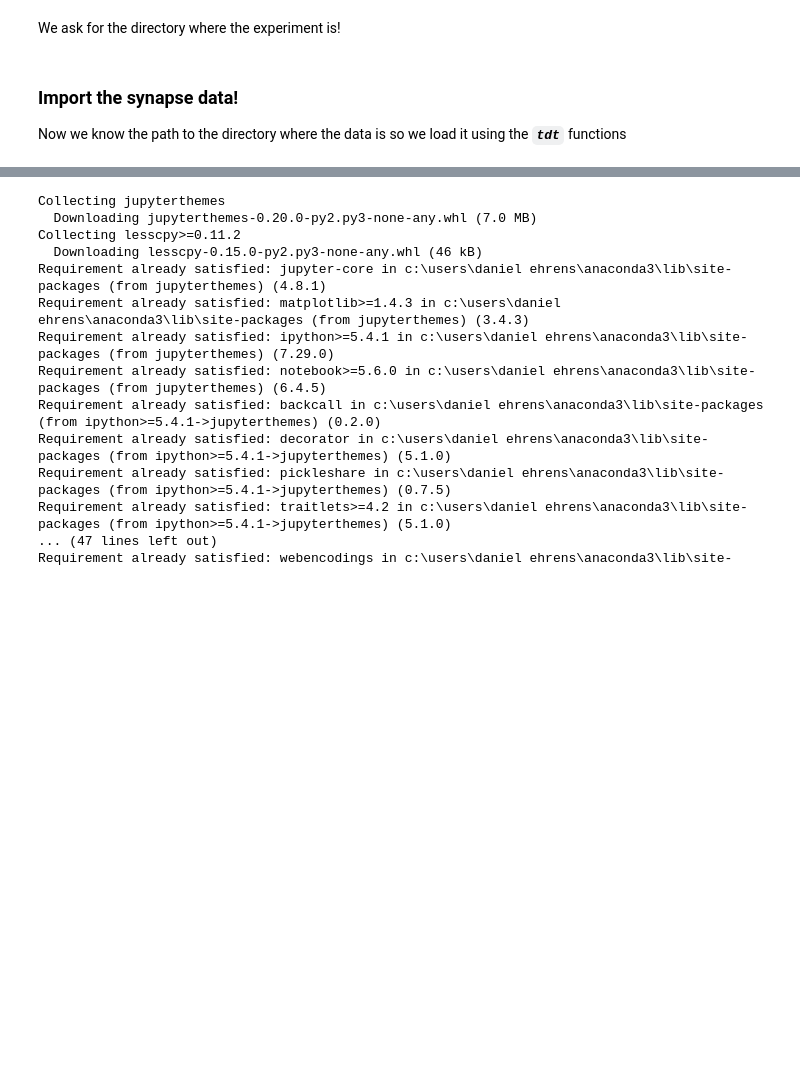
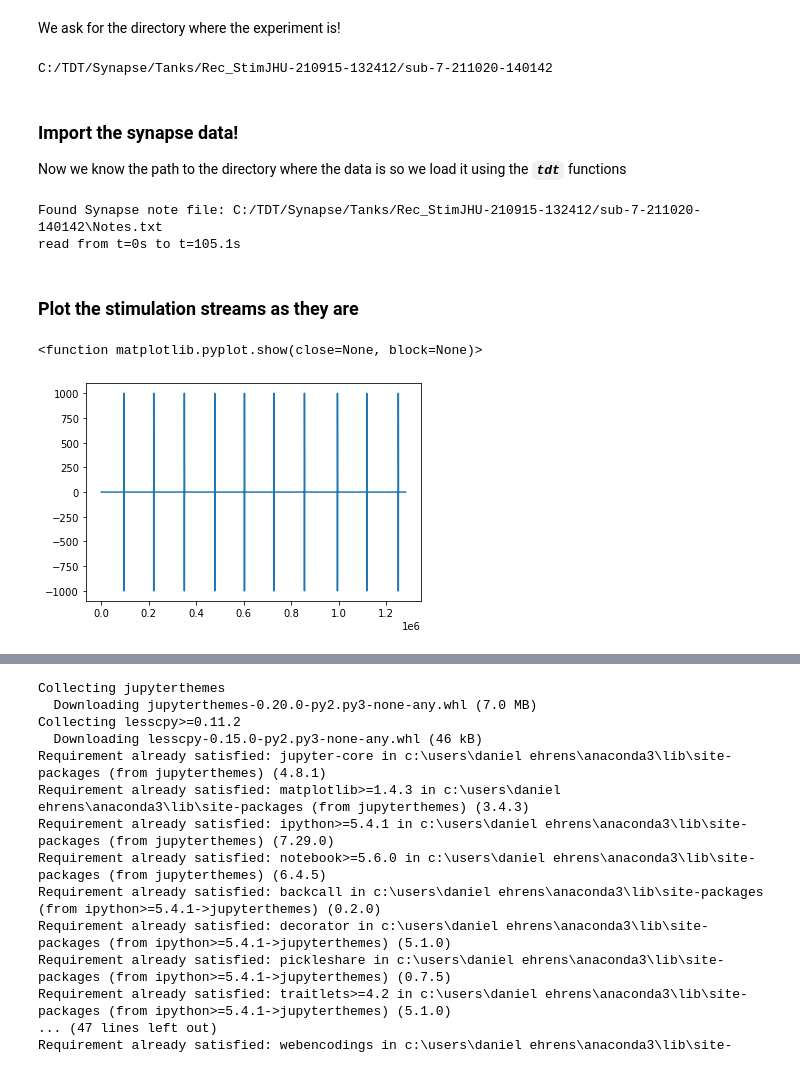
Before and after one commit to dehrens/CLPain, a Jupyter notebook: ReadExpData.ipynb, the cells around one changed output, grey strips where cells are left out. Saved outputs shown, nothing was run; the diff lists cells and outputs as text; code cells hidden in the pictures; blank space fills up the shorter version.

```diff
--- a/ReadExpData.ipynb
+++ b/ReadExpData.ipynb
@@ -24,8 +24,24 @@ from tkinter import Tk, filedialog
 root = Tk() # pointing root to Tk() to use it as Tk() in program.
 root.withdraw() # Hides small tkinter window.
 root.attributes('-topmost', True) # Opened windows will be active. above all windows despite of selection.
-exp_path = filedialog.askdirectory() # Returns opened path as str
+exp_path = filedialog.askdirectory(parent=root, initialdir='C:/TDT/Synapse/Tanks',title= 'Hello! Please select the experiment to load!') # Returns opened path as str
 print(exp_path)
+# %% [output]
+C:/TDT/Synapse/Tanks/Rec_StimJHU-210915-132412/sub-7-211020-140142
 # %% [markdown]
 ### Import the synapse data!
 Now we know the path to the directory where the data is so we load it using the __*`tdt`*__ functions
+# %%
+data = tdt.read_block(exp_path)
+# %% [output]
+Found Synapse note file: C:/TDT/Synapse/Tanks/Rec_StimJHU-210915-132412/sub-7-211020-140142\Notes.txt
+read from t=0s to t=105.1s
+# %% [markdown]
+### Plot the stimulation streams as they are
+# %%
+plt.figure(0)
+plt.plot(data.streams.eS1r.data[0,:])
+plt.show
+# %% [output]
+<function matplotlib.pyplot.show(close=None, block=None)>
+[figure, added]
```
Also changed, not shown: parts of 8 cells of this notebook, 2 other files.
